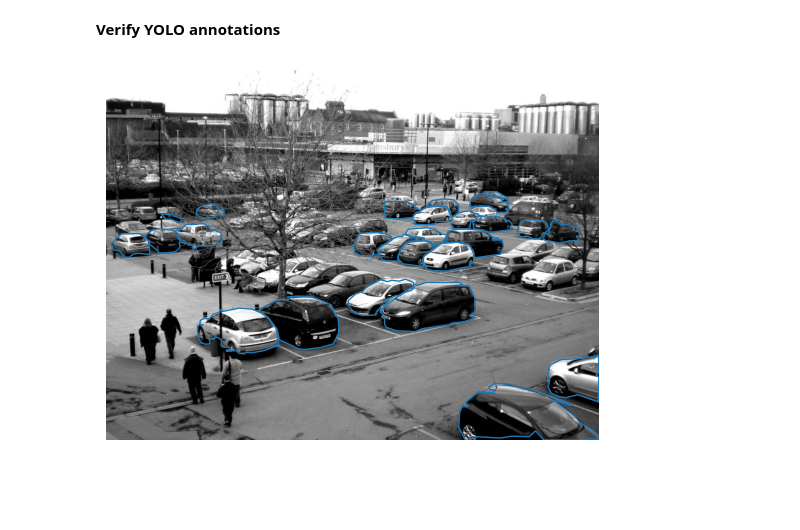
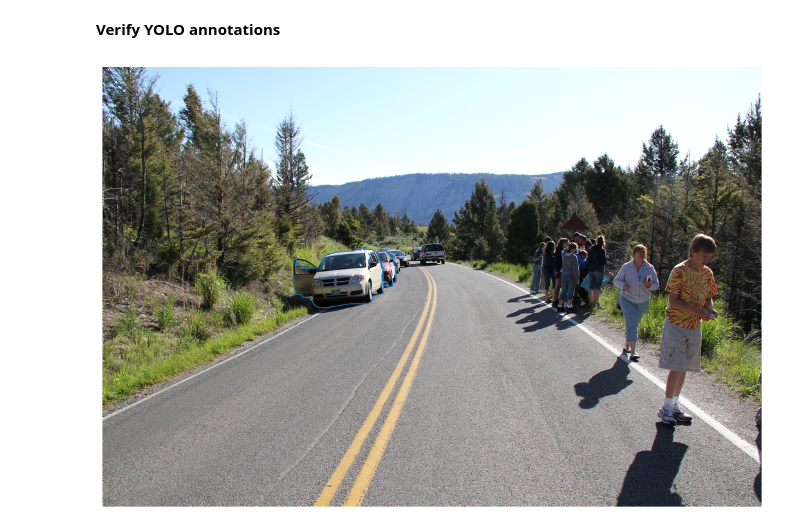
Before and after one commit to tarek1488/Car-Tracking, a Jupyter notebook: verify_annotations.ipynb, the cells around one changed output. Drawn from its saved outputs; the diff is of its cells as text; code cells hidden in the pictures; blank space fills up the shorter version.

```diff
--- a/verify_annotations.ipynb
+++ b/verify_annotations.ipynb
@@ -6,7 +6,7 @@ import matplotlib.pyplot as plt
 import os
 
 # Load the COCO JSON file
-coco = COCO('test/data.json')
+coco = COCO('car_images_5000/car_annotations_coco.json')
 
 # Get all image IDs
 img_ids = coco.getImgIds()
@@ -14,7 +14,7 @@ img_ids = coco.getImgIds()
 # Loop through each image ID
 i =  1
 for img_id in img_ids:
-    if  i == 10:
+    if  i == 5:
         break
     # Load the image
     img = coco.loadImgs(img_id)[0]
@@ -24,7 +24,7 @@ for img_id in img_ids:
     anns = coco.loadAnns(ann_ids)
 
     # Construct the image file path
-    img_path = os.path.join(r'C:\Users\Tarek\fiftyone\open-images-v7\train\data', img['file_name'])
+    img_path = os.path.join(r'car_images_5000', img['file_name'])
 
     # Check if the image file exists
     if not os.path.exists(img_path):
@@ -86,56 +75,51 @@ True
 # %% [markdown]
 **Verify YOLO annotations**
 # %%
-"""
-This code defines a function to display an image with its corresponding annotations.
-It reads an image and its associated annotation file in the YOLO v8 text format,
-then plots the image along with colored polygons representing the annotated regions.
-The polygons are drawn according to the coordinates provided in the annotation file,
-and colors are assigned based on the category ID.
-
-"""
-
 import matplotlib.pyplot as plt
 import matplotlib.patches as patches
 import cv2
 
-def display_image_with_annotations(image_path, annotation_path, colors=None):
+def display_image_with_annotations(image_path, annotation_path, output_path='output_image.png', colors=None):
     # Load image using OpenCV and convert it from BGR to RGB color space
     image = cv2.imread(image_path)
     image = cv2.cvtColor(image, cv2.COLOR_BGR2RGB)
     img_h, img_w, _ = image.shape
 
-    # Create a figure and axis to display the image
-    fig, ax = plt.subplots(1)
+    # Set the figure size to match the image size in inches
+    fig, ax = plt.subplots(1, figsize=(img_w / 100, img_h / 100), dpi=100)
     ax.imshow(image)
     ax.axis('off')  # Turn off the axes
 
     # Define a default color map if none is provided
     if colors is None:
         colors = plt.cm.get_cmap('tab10')
 
     # Open the annotation file and process each line
     with open(annotation_path, 'r') as file:
         for line in file:
             parts = line.strip().split()
             category_id = int(parts[0])
             # Choose color based on category ID, looping through color map if more than 10 categories
             color = colors(category_id % 10)
             # Extract normalized polygon coordinates and denormalize them
             polygon = [float(coord) for coord in parts[1:]]
             polygon = [coord * img_w if i % 2 == 0 else coord * img_h for i, coord in enumerate(polygon)]
             # Reshape into (num_points, 2) array
             polygon = [(polygon[i], polygon[i+1]) for i in range(0, len(polygon), 2)]
             # Create a Polygon patch using the denormalized coordinates
             patch = patches.Polygon(polygon, closed=True, edgecolor=color, fill=False)
             # Add the patch to the plot to display the annotated region
             ax.add_patch(patch)
 
+    # Save the image with the annotations
+    plt.subplots_adjust(left=0, right=1, top=1, bottom=0)  # Remove padding
+    #plt.savefig(output_path, dpi=300, bbox_inches='tight', pad_inches=0)
     plt.show()  # Display the image with annotations
 
 # Example usage with specified image and annotation paths
-image_path = r"C:\Users\Tarek\fiftyone\open-images-v7\train\data\0a564b751d8b8f2a.jpg"
-annotation_path = r"Labels\0a564b751d8b8f2a.txt"
-display_image_with_annotations(image_path, annotation_path)
+image_path = r"C:\Users\Tarek\fiftyone\open-images-v7\train\data\004eee32a983a20c.jpg"
+annotation_path = r"Labels\004eee32a983a20c.txt"
+output_path = 'trackcar2.png'
+display_image_with_annotations(image_path, annotation_path, output_path=output_path)
 # %% [output]
-[figure, old version]
+[figure, new version]
```
Also changed, not shown: parts of 1 cell of this notebook, 2 other files.
